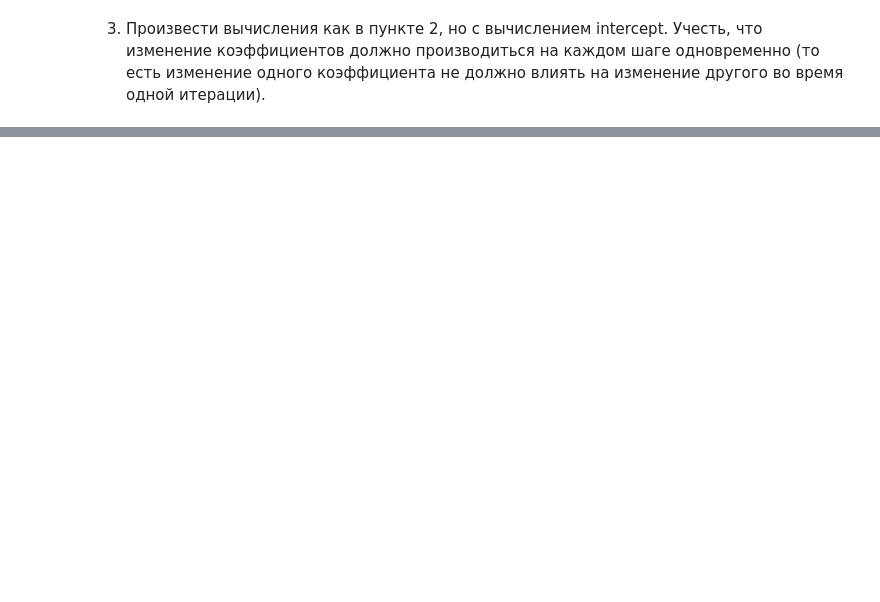
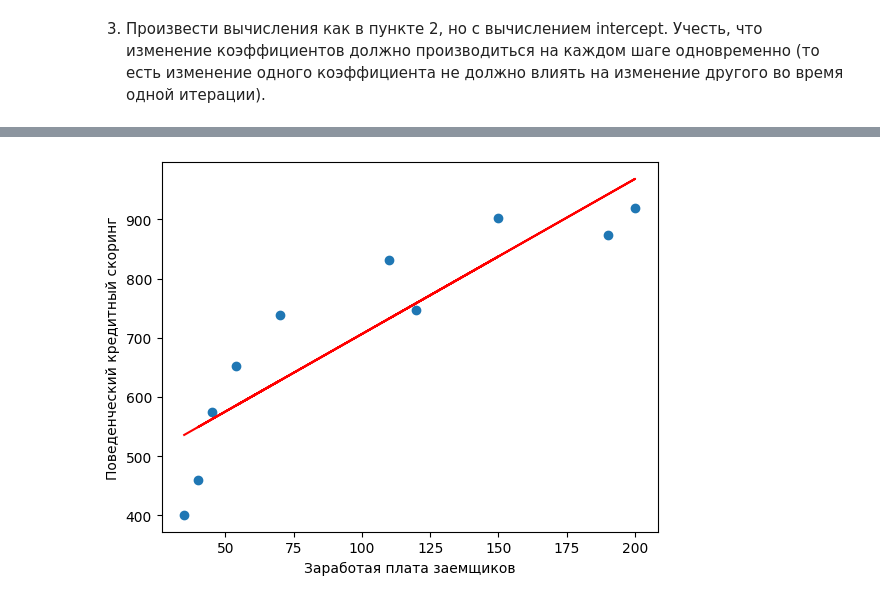
Before and after one commit to BOBAH1988/Probability-theory, a Jupyter notebook: dz9.ipynb, the cells around one changed output, grey strips where cells are left out. Drawn from its saved outputs; the diff is of its cells as text; code cells hidden in the pictures; blank space fills up the shorter version.

```diff
--- a/dz9.ipynb
+++ b/dz9.ipynb
@@ -5,2 +75,34 @@
 # %% [markdown]
 3. Произвести вычисления как в пункте 2, но с вычислением intercept. Учесть, что изменение коэффициентов должно производиться на каждом шаге одновременно (то есть изменение одного коэффициента не должно влиять на изменение другого во время одной итерации).
+# %%
+def mse_ab(a,b, x, y):
+    return np.sum(((a + b * x)-y) ** 2) / len(x)
+# %%
+def mse_pa(a, b, x, y):
+    return 2 * np.sum((a + b * x) - y) / len(x)
+# %%
+def mse_pb(a, b, x, y):
+    return 2 * np.sum(((a + b * x) - y) * x) / len(x)
+# %%
+alpha = 3e-5
+b = 0.1
+a = 0.1
+mseab_min = mse_ab(a, b, zp, ks)
+i_min = 1
+b_min = b
+a_min = a
+iteration = 1000000
+for i in range(iteration):
+    a -= alpha * mse_pa(a, b, zp, ks)
+    b -= alpha * mse_pb(a, b, zp, ks)
+    if i % 50000 == 0:
+        print(f'>>> Итерация #{i}, a={a}, b={b}, mse={mse_ab(a, b, zp, ks)}')
+    if mse_ab(a, b, zp, ks) > mseab_min:
+        print(f'>>> Итерация #{i_min}, a={a_min}, b={b_min}, mse={mseab_min},\nДостигнут минимум.')
+        break
+    else:
+        mseab_min = mse_ab(a, b, zp, ks)
+        i_min = i
+        b_min = b
+        a_min = a
+print(f'>>> a = {a_min}\n>>> b = {b_min}')
@@ -6,0 +127,8 @@
+# %%
+plt.scatter(zp, ks)
+plt.plot(zp, a_min + b_min * zp, c = 'r')
+plt.xlabel('Заработая плата заемщиков')
+plt.ylabel('Поведенческий кредитный скоринг', rotation = 90)
+plt.show()
+# %% [output]
+[figure, added]
```
Also changed, not shown: parts of 12 cells of this notebook.
